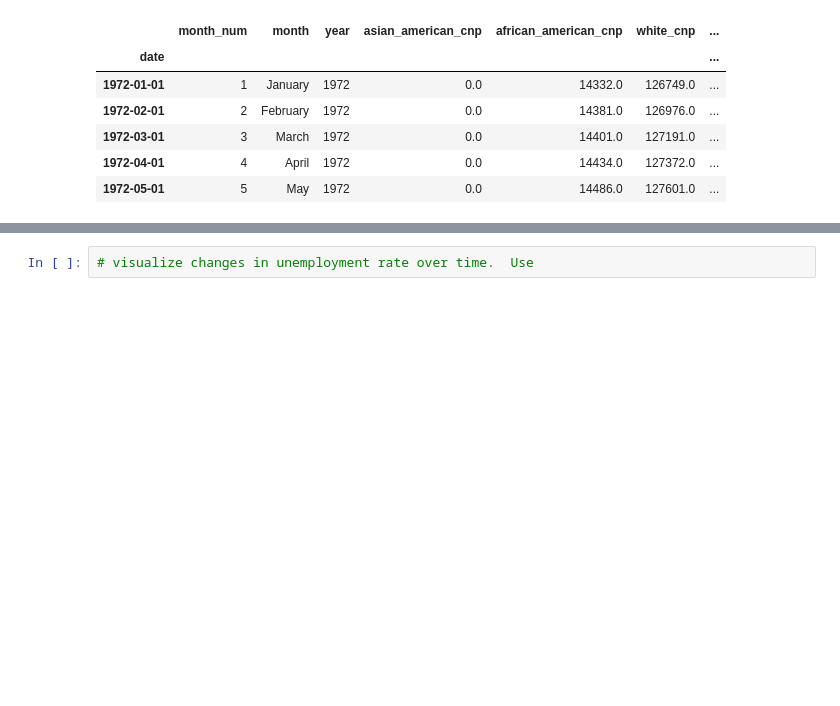
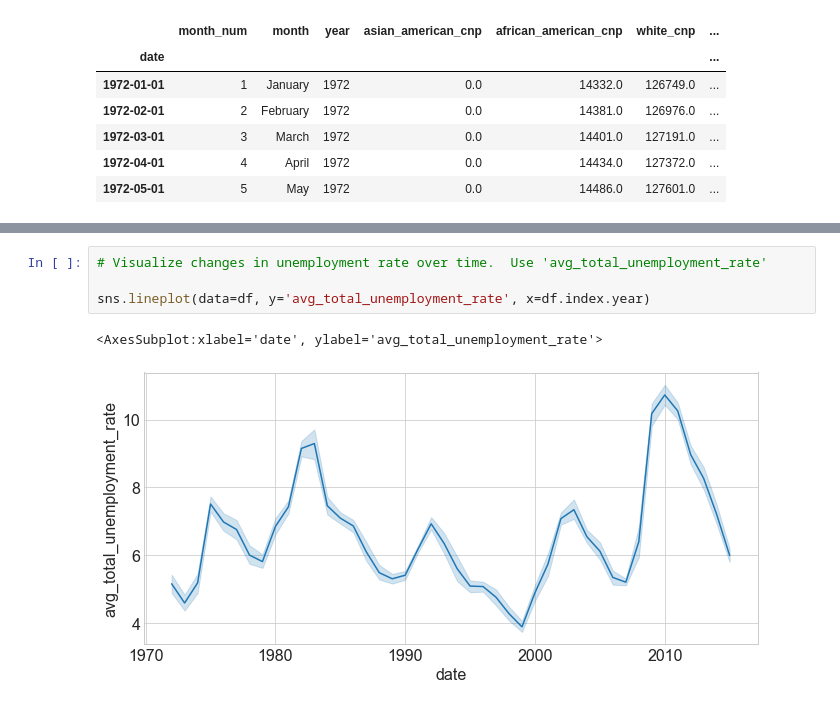
Before and after one commit to BraedenWright/individual-project, a Jupyter notebook: Final_Labor_Report.ipynb, the cells around one changed output, grey strips where cells are left out. Cells and saved outputs as stored; diff of their text form; blank space fills up the shorter version.

```diff
--- a/Final_Labor_Report.ipynb
+++ b/Final_Labor_Report.ipynb
@@ -118,2 +134,7 @@ Saving to .csv
 # %%
-# visualize changes in unemployment rate over time.  Use
+# Visualize changes in unemployment rate over time.  Use 'avg_total_unemployment_rate'
+
+sns.lineplot(data=df, y='avg_total_unemployment_rate', x=df.index.year)
+# %% [output]
+<AxesSubplot:xlabel='date', ylabel='avg_total_unemployment_rate'>
+[figure, added]
```
Also changed, not shown: parts of 14 cells of this notebook, 1 other file.
